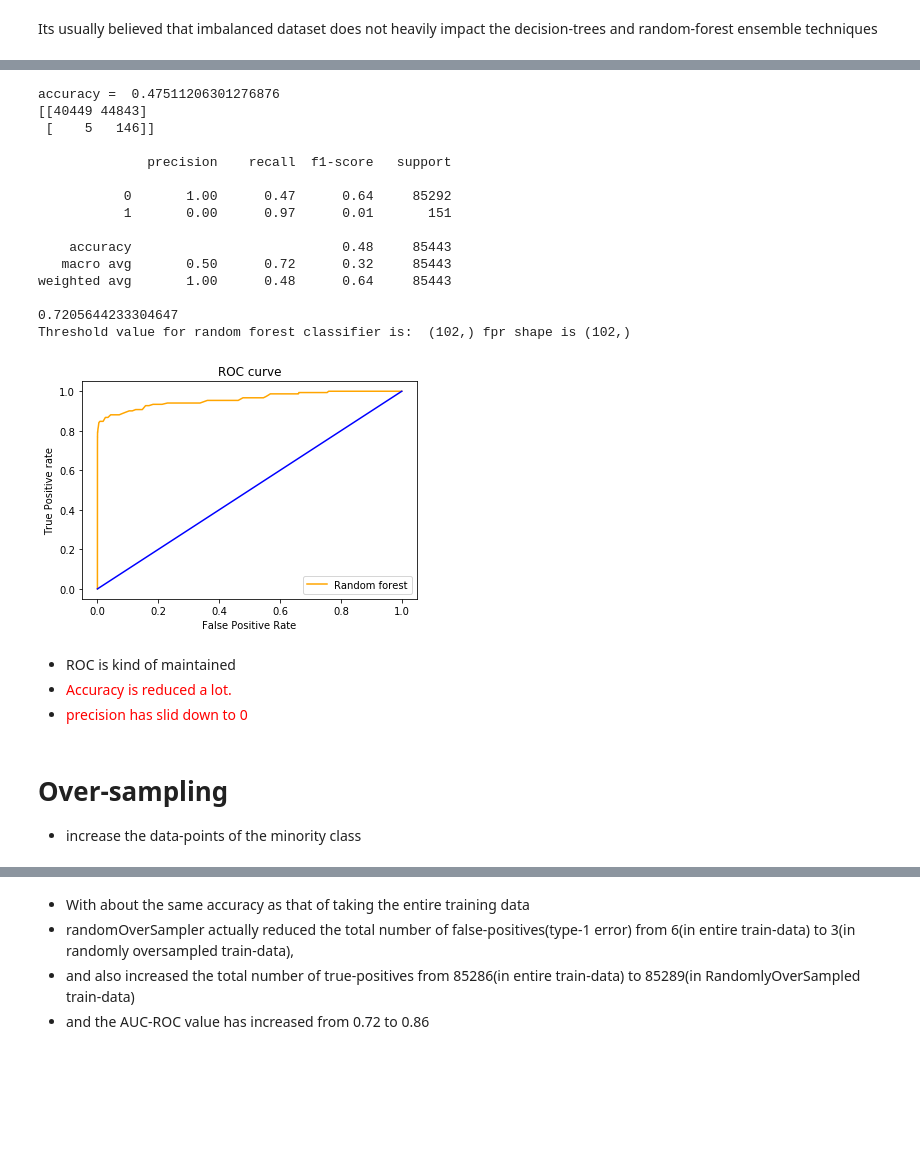
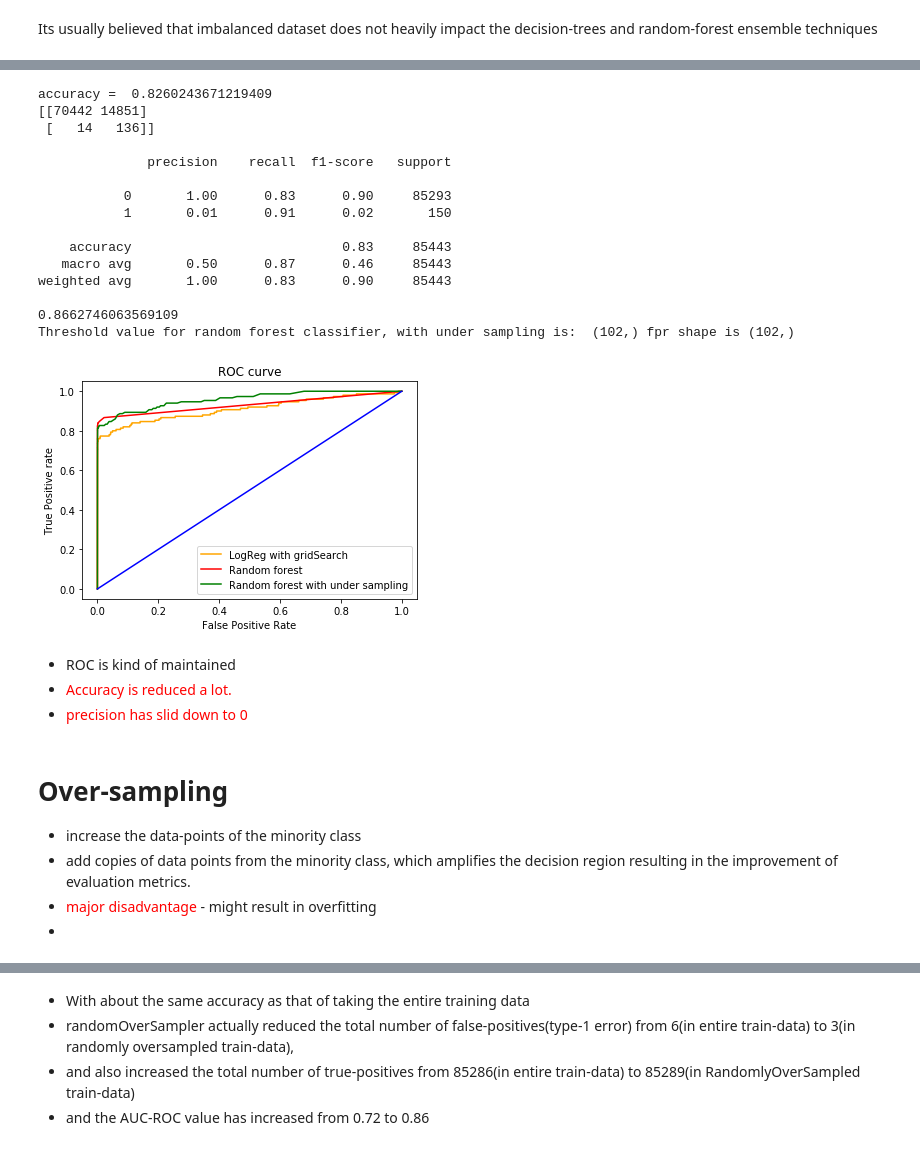
Before and after one commit to akshayDev17/Machine-Learning-Concepts, a Jupyter notebook: src/imbalanced-classification/main.ipynb, the cells around one changed output, grey strips where cells are left out. Saved outputs shown, nothing was run; the diff lists cells and outputs as text; code cells hidden in the pictures; blank space fills up the shorter version.

```diff
--- a/src/imbalanced-classification/main.ipynb
+++ b/src/imbalanced-classification/main.ipynb
@@ -243,7 +252,7 @@ cv = KFold(n_splits=5, shuffle=False, random_state=42)
 gS = GridSearchCV(
     lc,
     grid,
-    n_jobs=-1,
+    n_jobs=2,
     cv=cv,
     scoring='f1_macro'
 )
@@ -312,20 +352,17 @@ accuracy =  0.9994967405170698
 weighted avg       1.00      1.00      1.00     85443
 # %%
 from sklearn.metrics import roc_auc_score, roc_curve
-print(roc_auc_score(y_test, y_pred, average=None))
+print("AUC-ROC score for randomforest classifier is:", roc_auc_score(y_test, y_pred_rfc, average=None))
 
-fpr1, tpr1, thresh1 = roc_curve(y_test, pred_prob1[:,1])
+fpr_rfc, tpr_rfc, thresh_rfc = roc_curve(y_test, pred_prob_rfc[:,1])
 
-# roc curve for tpr = fpr
-random_probs = [0 for i in range(len(y_test))]
-p_fpr, p_tpr, _ = roc_curve(y_test, random_probs, pos_label=1)
-
-print("Threshold value for random forest classifier is: ", thresh1.shape,
-      "fpr shape is", fpr1.shape
+print("Threshold value shape for random forest classifier is: ", thresh_rfc.shape,
+      "fpr shape is", fpr_rfc.shape
      )
 
-plt.plot(fpr1, tpr1, color='orange', label='Random forest')
-plt.plot(p_fpr, p_tpr, color='blue')
+plt.plot(fpr_logR_cv, tpr_logR_cv, color='orange', label='LogReg with gridSearch')
+plt.plot(fpr_rfc, tpr_rfc, color='red', label='Random forest')
+plt.plot(p_fpr, p_tpr, color='blue', label='no skill classifier')
 
 # title
 plt.title('ROC curve')
@@ -361,65 +399,66 @@ Name: Class, dtype: int64
 # %%
 from sklearn.ensemble import RandomForestClassifier as RFC
 rfc = RFC()
 rfc.fit(x_train_new.values, y_train_new.values)
 
-y_pred = rfc.predict(x_test.values)
-pred_prob1 = rfc.predict_proba(x_test)
+y_pred_underSampling_rfc = rfc.predict(x_test.values)
+pred_prob_underSampling_rfc = rfc.predict_proba(x_test)
 
-print("accuracy = ", accuracy_score(y_pred, y_test))
-print(confusion_matrix(y_test, y_pred))
+print("accuracy = ", accuracy_score(y_pred_underSampling_rfc, y_test))
+print(confusion_matrix(y_test, y_pred_underSampling_rfc))
 print()
-print(classification_report(y_test, y_pred))
+print(classification_report(y_test, y_pred_underSampling_rfc))
 
 from sklearn.metrics import roc_auc_score, roc_curve
-print(roc_auc_score(y_test, y_pred, average=None))
+print(roc_auc_score(y_test, y_pred_underSampling_rfc, average=None))
 
-fpr1, tpr1, thresh1 = roc_curve(y_test, pred_prob1[:,1])
+fpr_underSampling_rfc, tpr_underSampling_rfc, thresh_underSampling_rfc = roc_curve(y_test, pred_prob_underSampling_rfc[:,1])
 
-# roc curve for tpr = fpr
-random_probs = [0 for i in range(len(y_test))]
-p_fpr, p_tpr, _ = roc_curve(y_test, random_probs, pos_label=1)
-
-print("Threshold value for random forest classifier is: ", thresh1.shape,
-      "fpr shape is", fpr1.shape
+print("Threshold value for random forest classifier, with under sampling is: ", thresh_underSampling_rfc.shape,
+      "fpr shape is", fpr_underSampling_rfc.shape
      )
 
-plt.plot(fpr1, tpr1, color='orange', label='Random forest')
+plt.plot(fpr_logR_cv, tpr_logR_cv, color='orange', label='LogReg with gridSearch')
+plt.plot(fpr_rfc, tpr_rfc, color='red', label='Random forest')
+plt.plot(fpr_underSampling_rfc, tpr_underSampling_rfc, color='green', label='Random forest with under sampling')
 plt.plot(p_fpr, p_tpr, color='blue')
 
 # title
 plt.title('ROC curve')
 # x label
 plt.xlabel('False Positive Rate')
 # y label
 plt.ylabel('True Positive rate')
 
 plt.legend(loc='best')
 plt.show()
 # %% [output]
-accuracy =  0.47511206301276876
-[[40449 44843]
- [    5   146]]
+accuracy =  0.8260243671219409
+[[70442 14851]
+ [   14   136]]
 
               precision    recall  f1-score   support
 
-           0       1.00      0.47      0.64     85292
-           1       0.00      0.97      0.01       151
+           0       1.00      0.83      0.90     85293
+           1       0.01      0.91      0.02       150
 
-    accuracy                           0.48     85443
-   macro avg       0.50      0.72      0.32     85443
-weighted avg       1.00      0.48      0.64     85443
+    accuracy                           0.83     85443
+   macro avg       0.50      0.87      0.46     85443
+weighted avg       1.00      0.83      0.90     85443
 
-0.7205644233304647
-Threshold value for random forest classifier is:  (102,) fpr shape is (102,)
+0.8662746063569109
+Threshold value for random forest classifier, with under sampling is:  (102,) fpr shape is (102,)
-[figure, old version]
+[figure, new version]
 # %% [markdown]
 * ROC is kind of maintained
 * <font color="red">Accuracy is reduced a lot.</font>
 * <font color="red">precision has slid down to 0</font>
-# %% [markdown]
-# Over-sampling
-* increase the data-points of the minority class
+# %% [markdown]
+# Over-sampling
+* increase the data-points of the minority class
+* add copies of data points from the minority class, which amplifies the decision region resulting in the improvement of evaluation metrics.
+* <font color="red">major disadvantage</font> - might result in overfitting
+*
 # %%
 from imblearn.over_sampling import RandomOverSampler
 
```
Also changed, not shown: parts of 29 cells of this notebook, 5 other files.
